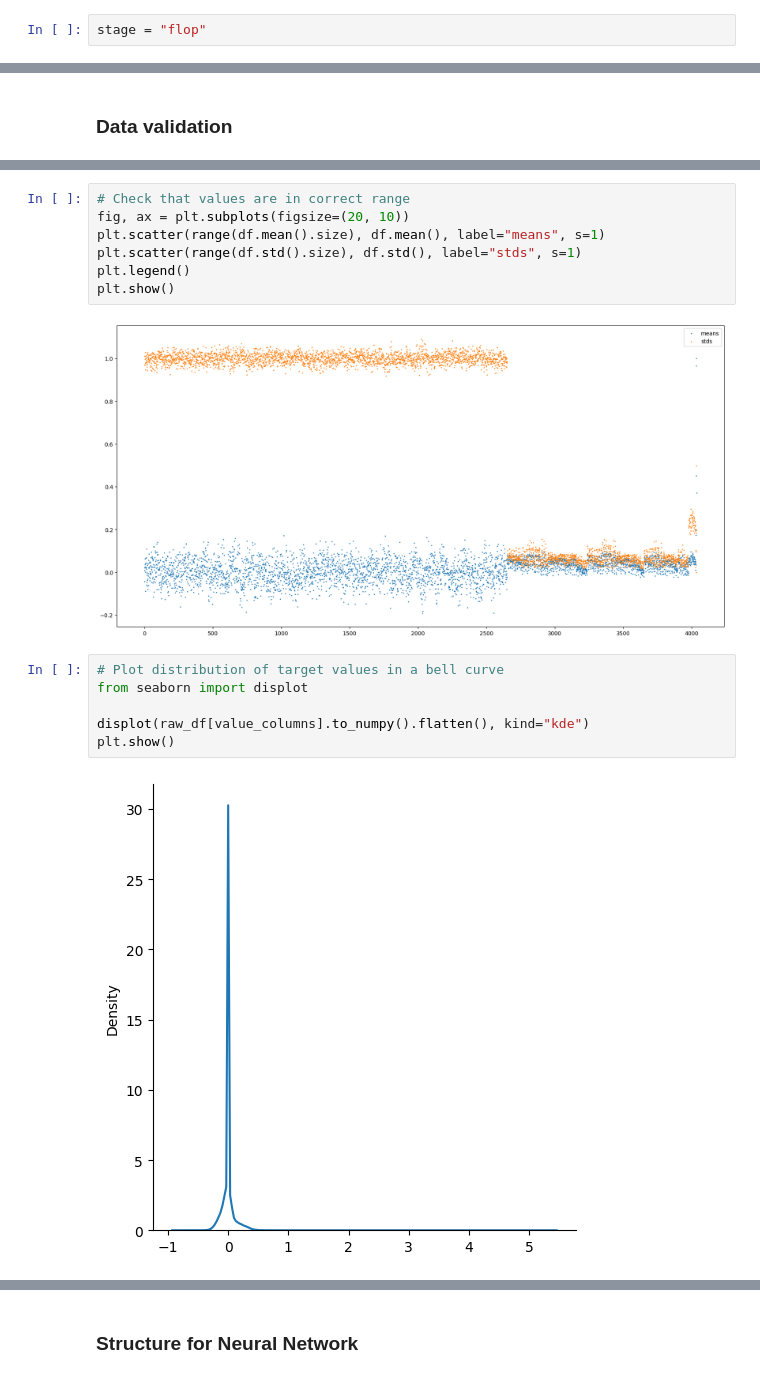
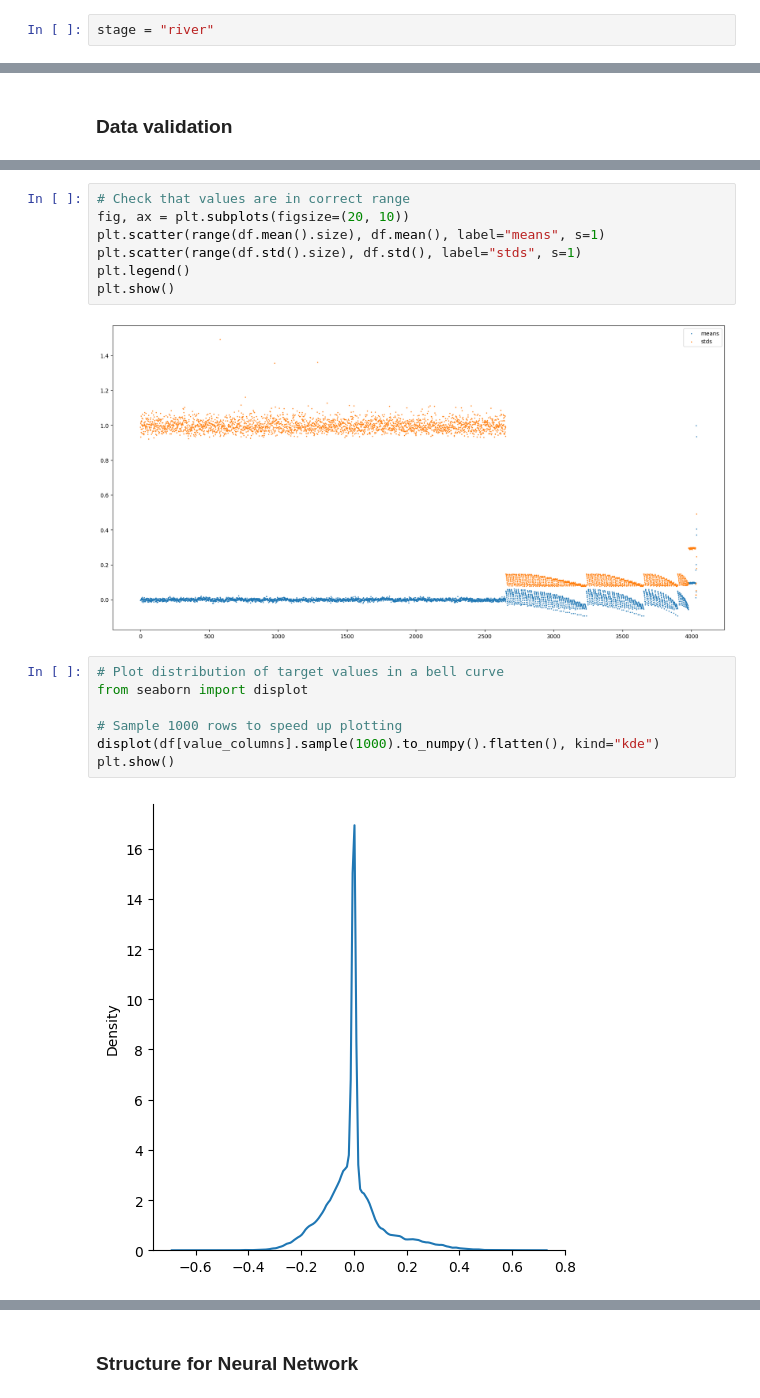
Before and after one commit to tjespe/texas-holdem-ai, a Jupyter notebook: nn/train_nn.ipynb, the cells around one changed output, grey strips where cells are left out. Cells and saved outputs as stored; diff of their text form.

```diff
--- a/nn/train_nn.ipynb
+++ b/nn/train_nn.ipynb
@@ -17,7 +17,7 @@ import json
 import re
 import gc
 # %%
-stage = "flop"
+stage = "river"
 # %% [markdown]
 ### Reading and compacting dfs
 # %%
@@ -303,15 +304,16 @@ plt.scatter(range(df.std().size), df.std(), label="stds", s=1)
 plt.legend()
 plt.show()
 # %% [output]
-[figure, old version]
+[figure, new version]
 # %%
 # Plot distribution of target values in a bell curve
 from seaborn import displot
 
-displot(raw_df[value_columns].to_numpy().flatten(), kind="kde")
+# Sample 1000 rows to speed up plotting
+displot(df[value_columns].sample(1000).to_numpy().flatten(), kind="kde")
 plt.show()
 # %% [output]
-[figure, old version]
+[figure, new version]
 # %%
 # Check representation of possible public cards
 card_cols = [col for col in df.columns if col.startswith("public_card_") and "*" not in col]
```
Also changed, not shown: parts of 24 cells of this notebook, 4 other files.
